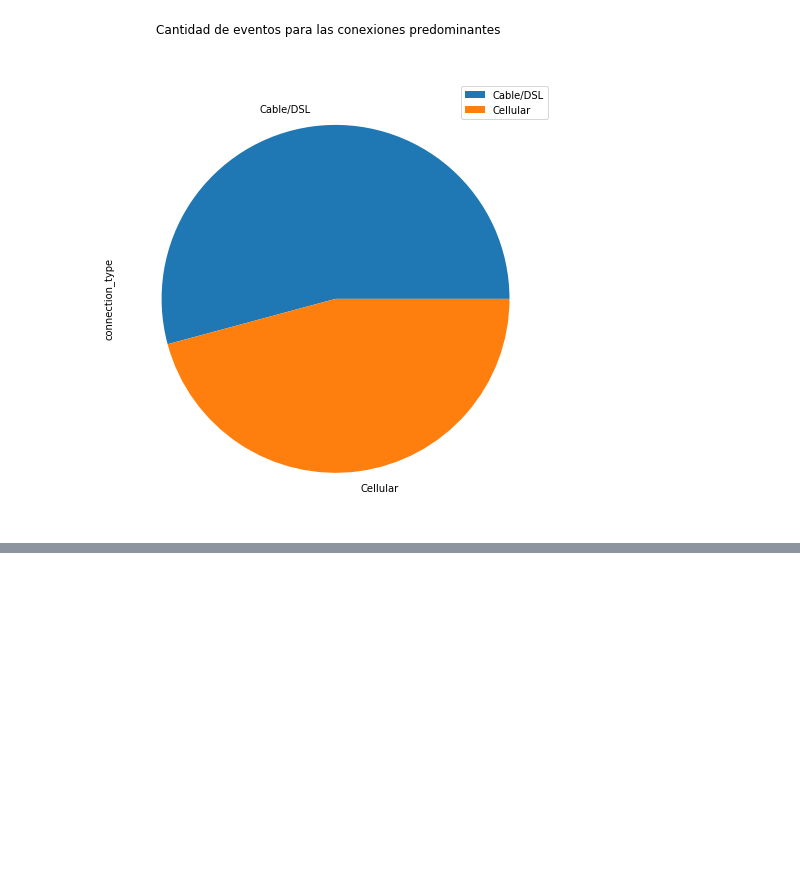
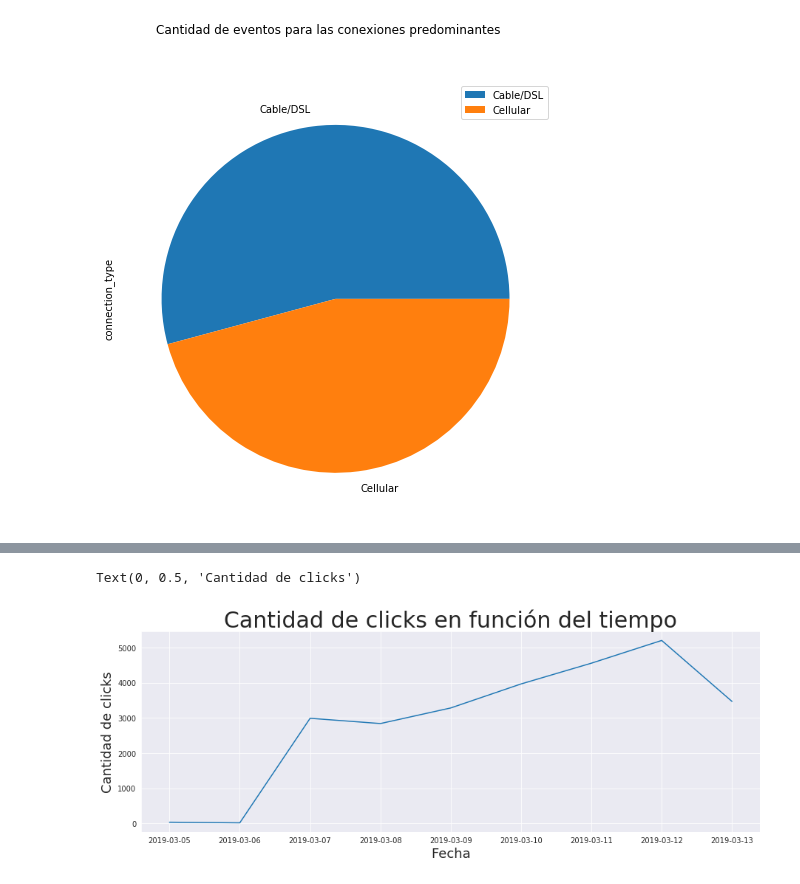
Before and after one commit to EscobarMariaSol/Organizacion-de-datos, a Jupyter notebook: TP1-Primeras-Pruebas.ipynb, the cells around one changed output, grey strips where cells are left out. Drawn from its saved outputs; the diff is of its cells as text; code cells hidden in the pictures; blank space fills up the shorter version.

```diff
--- a/TP1-Primeras-Pruebas.ipynb
+++ b/TP1-Primeras-Pruebas.ipynb
@@ -157,0 +254,4 @@ agentes.T
+# %%
+#Cuento los clicks
+clicks_count = counter_by_date(clks, "created")
+clicks_count
@@ -157,0 +321,10 @@ agentes.T
+# %%
+plt.figure(figsize=(15,5))
+sns.set_style('darkgrid')
+plot1 = sns.lineplot(x = clicks_count.index, y = clicks_count.values)
+plot1.set_title("Cantidad de clicks en función del tiempo", fontsize = 30)
+plot1.set_xlabel("Fecha", fontsize = 18)
+plot1.set_ylabel("Cantidad de clicks", fontsize = 18)
+# %% [output]
+Text(0, 0.5, 'Cantidad de clicks')
+[figure, added]
```
Also changed, not shown: parts of 60 cells of this notebook.
